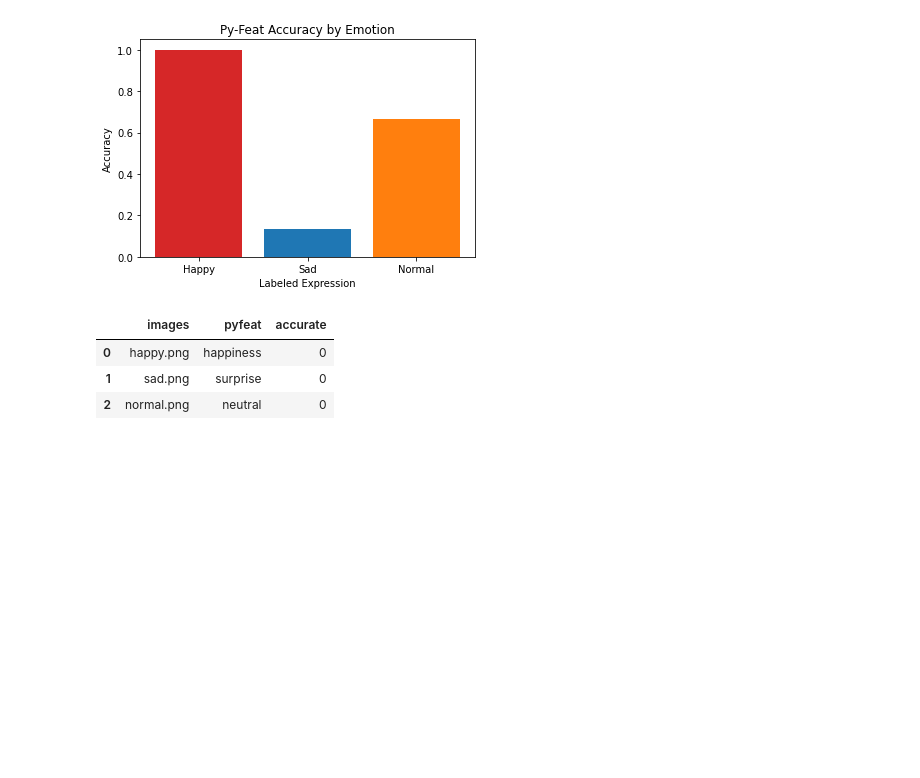
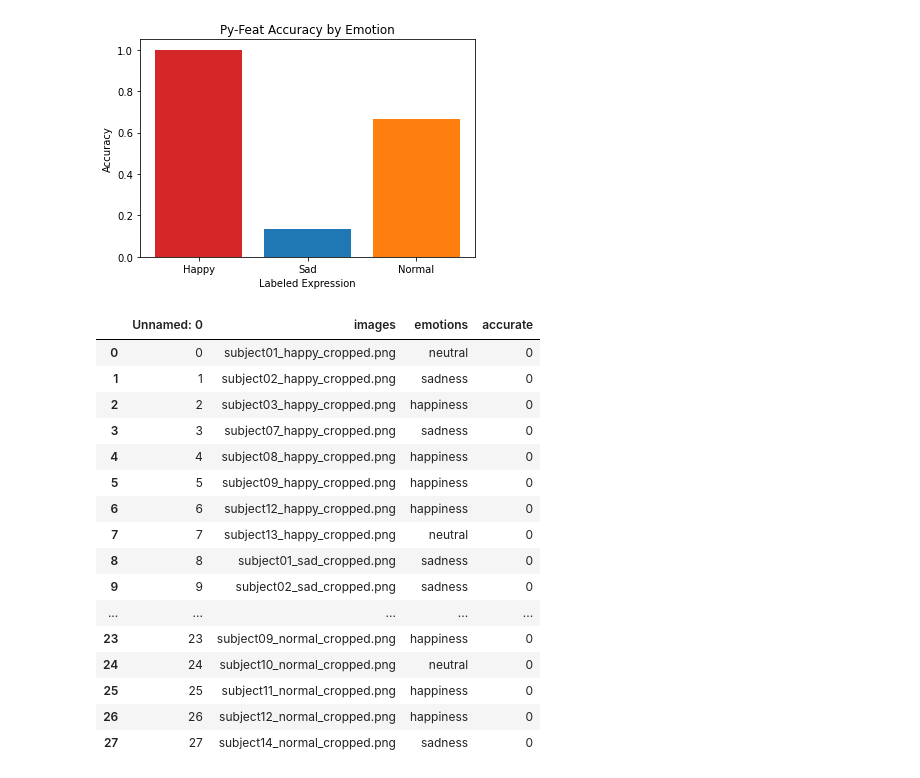
Before and after one commit to ariatara/cs445-final-project, a Jupyter notebook: validation.ipynb, the cells around one changed output. Saved outputs shown, nothing was run; the diff lists cells and outputs as text; code cells hidden in the pictures; blank space fills up the shorter version.

```diff
--- a/validation.ipynb
+++ b/validation.ipynb
@@ -90,13 +100,27 @@ plt.show()
 [figure]
 # %%
 # SAME THING BUT WITH OUR NEW METHOD
-df = pd.DataFrame.from_dict({'images': ['happy.png', 'sad.png', 'normal.png'], 'pyfeat': ['happiness', 'surprise', 'neutral']})
+# df = pd.DataFrame.from_dict({'images': ['happy.png', 'sad.png', 'normal.png'], 'emotion': ['happiness', 'surprise', 'neutral']})
+df = pd.read_csv("new_results.csv")
 df["accurate"] = 0
 df
 # %% [output]
-|  | images | pyfeat | accurate |
-| 0 | happy.png | happiness | 0 |
-| 1 | sad.png | surprise | 0 |
-| 2 | normal.png | neutral | 0 |
+|  | Unnamed: 0 | images | emotions | accurate |
+| 0 | 0 | subject01_happy_cropped.png | neutral | 0 |
+| 1 | 1 | subject02_happy_cropped.png | sadness | 0 |
+| 2 | 2 | subject03_happy_cropped.png | happiness | 0 |
+| 3 | 3 | subject07_happy_cropped.png | sadness | 0 |
+| 4 | 4 | subject08_happy_cropped.png | happiness | 0 |
+| 5 | 5 | subject09_happy_cropped.png | happiness | 0 |
+| 6 | 6 | subject12_happy_cropped.png | happiness | 0 |
+| 7 | 7 | subject13_happy_cropped.png | neutral | 0 |
+| 8 | 8 | subject01_sad_cropped.png | sadness | 0 |
+| 9 | 9 | subject02_sad_cropped.png | sadness | 0 |
+| ... | ... | ... | ... | ... |
+| 23 | 23 | subject09_normal_cropped.png | happiness | 0 |
+| 24 | 24 | subject10_normal_cropped.png | neutral | 0 |
+| 25 | 25 | subject11_normal_cropped.png | happiness | 0 |
+| 26 | 26 | subject12_normal_cropped.png | happiness | 0 |
+| 27 | 27 | subject14_normal_cropped.png | sadness | 0 |
 # %%
 for row in range(len(df)):
```
Also changed, not shown: parts of 9 cells of this notebook, 1 other file.
